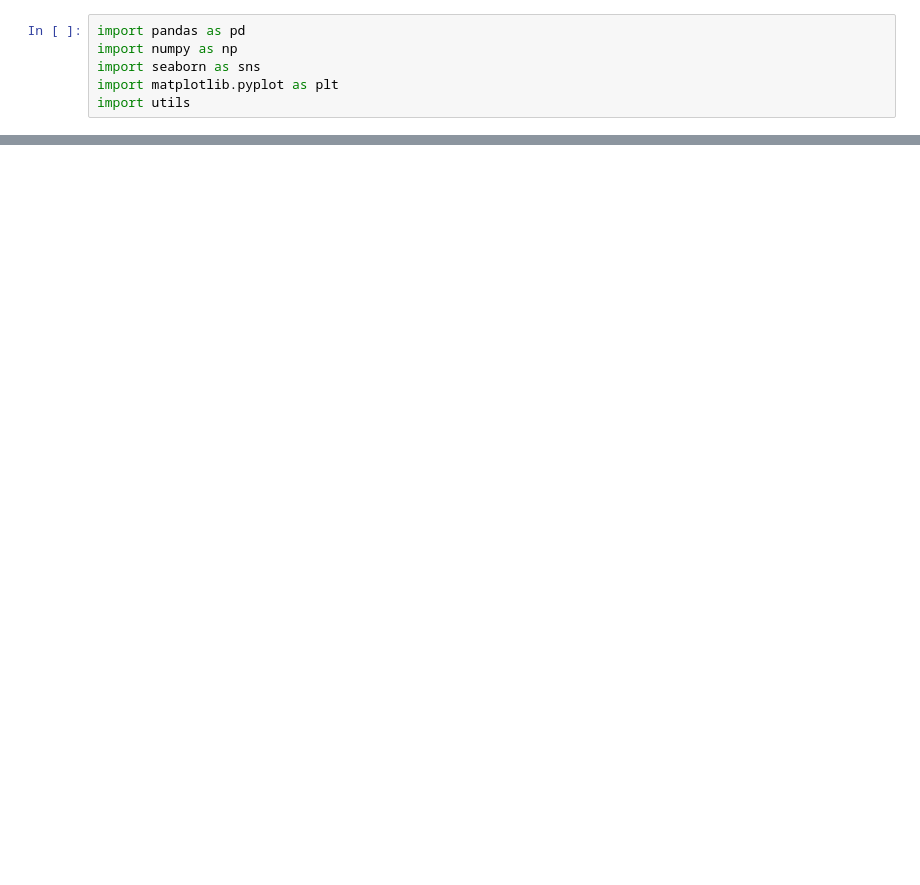
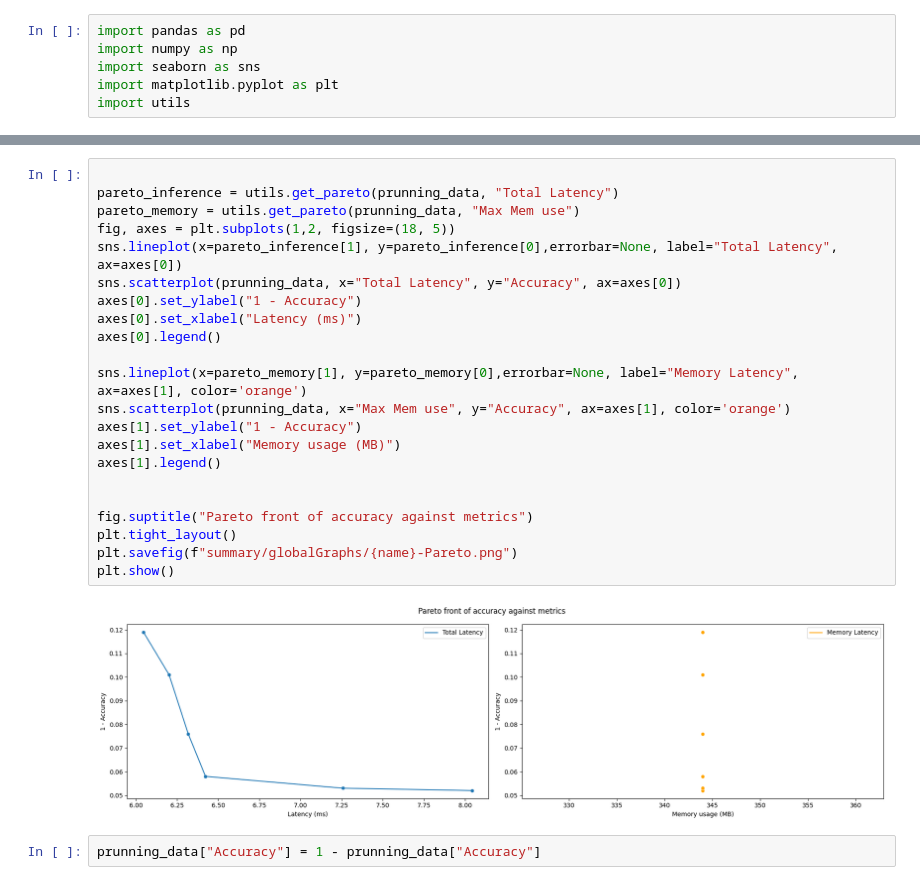
Before and after one commit to Aleixrei73/TFG-Efficient-Vision-Transformer-Inference-on-Edge-Devices, a Jupyter notebook: plotting.ipynb, the cells around one changed output, grey strips where cells are left out. Cells and saved outputs as stored; diff of their text form; blank space fills up the shorter version.

```diff
--- a/plotting.ipynb
+++ b/plotting.ipynb
@@ -61,0 +72,26 @@ plt.show()
+# %%
+
+pareto_inference = utils.get_pareto(prunning_data, "Total Latency")
+pareto_memory = utils.get_pareto(prunning_data, "Max Mem use")
+fig, axes = plt.subplots(1,2, figsize=(18, 5))
+sns.lineplot(x=pareto_inference[1], y=pareto_inference[0],errorbar=None, label="Total Latency", ax=axes[0])
+sns.scatterplot(prunning_data, x="Total Latency", y="Accuracy", ax=axes[0])
+axes[0].set_ylabel("1 - Accuracy")
+axes[0].set_xlabel("Latency (ms)")
+axes[0].legend()
+
+sns.lineplot(x=pareto_memory[1], y=pareto_memory[0],errorbar=None, label="Memory Latency", ax=axes[1], color='orange')
+sns.scatterplot(prunning_data, x="Max Mem use", y="Accuracy", ax=axes[1], color='orange')
+axes[1].set_ylabel("1 - Accuracy")
+axes[1].set_xlabel("Memory usage (MB)")
+axes[1].legend()
+
+
+fig.suptitle("Pareto front of accuracy against metrics")
+plt.tight_layout()
+plt.savefig(f"summary/globalGraphs/{name}-Pareto.png")
+plt.show()
+# %% [output]
+[figure, added]
+# %%
+prunning_data["Accuracy"] = 1 - prunning_data["Accuracy"]
```
Also changed, not shown: parts of 7 cells of this notebook, 17 other files.
